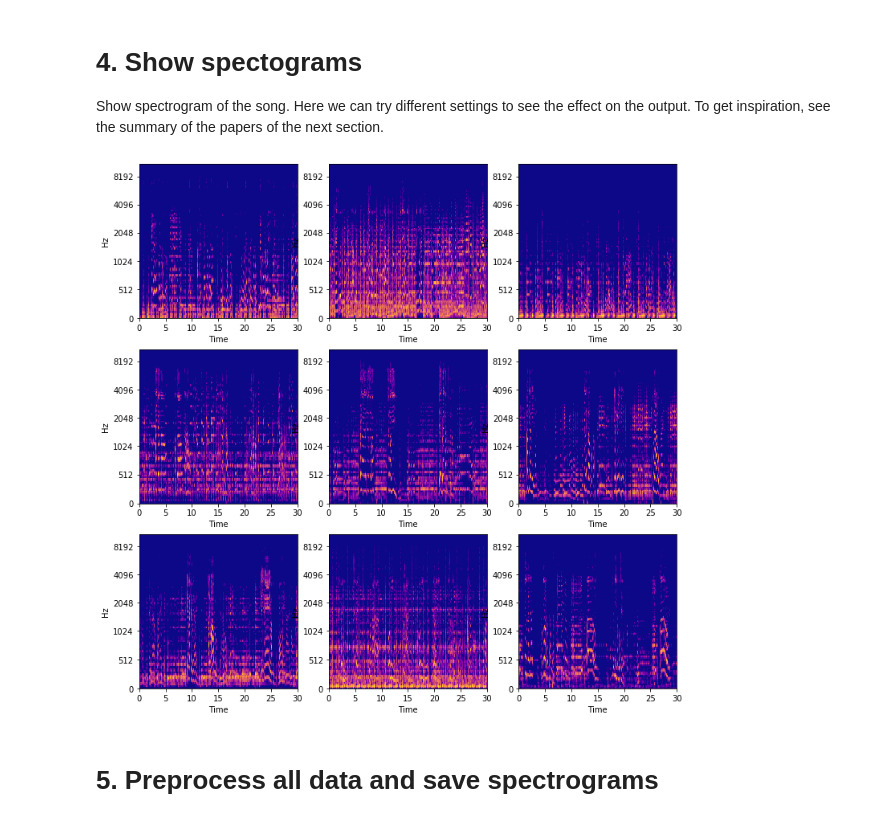
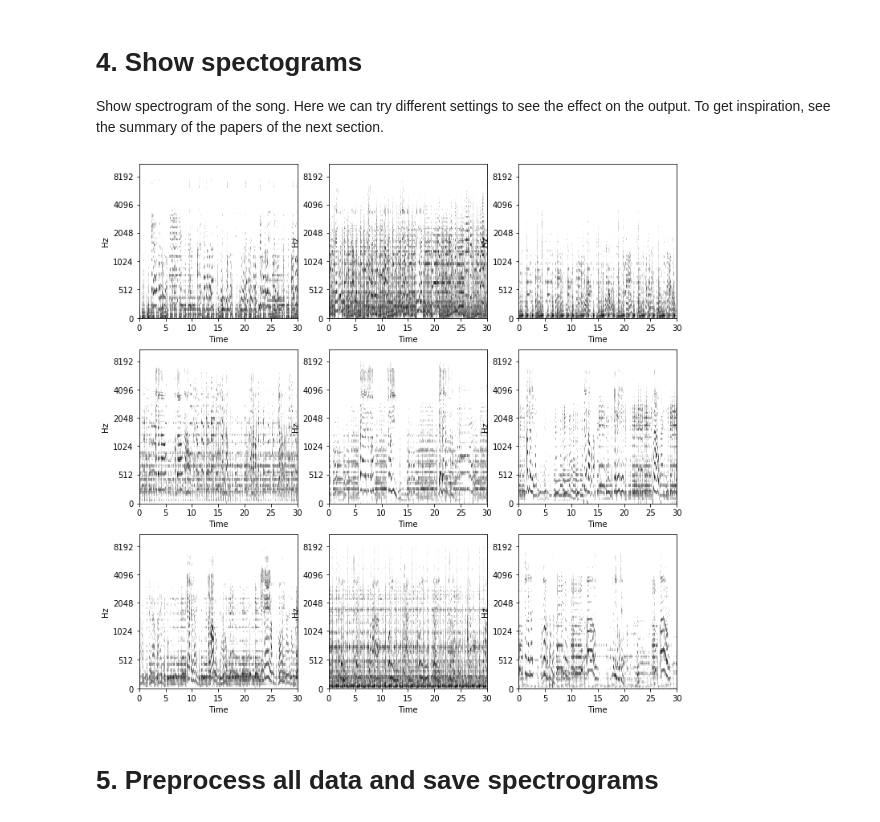
Before and after one commit to Ferlix/Music-Genre-Classificator, a Jupyter notebook: pre-processing/2_convert_wav_to_spectogram.ipynb, the cells around one changed output. Saved outputs shown, nothing was run; the diff lists cells and outputs as text; code cells hidden in the pictures.

```diff
--- a/pre-processing/2_convert_wav_to_spectogram.ipynb
+++ b/pre-processing/2_convert_wav_to_spectogram.ipynb
@@ -48,14 +48,14 @@ Show spectrogram of the song. Here we can try different settings to see the effe
 # %%
 plt.figure(figsize=(12, 12))
 
 for i in range(1, len(songs[:])):
     plt.subplot(3, 3, i)
     #X = librosa.stft(songs[i])#Old code
     X = librosa.feature.melspectrogram(songs[i])
     Xdb = librosa.amplitude_to_db(abs(X))
-    librosa.display.specshow(Xdb, sr=sampleRate,  cmap='plasma', x_axis='time', y_axis='mel')
+    librosa.display.specshow(Xdb, sr=sampleRate, cmap='gray_r', x_axis='time', y_axis='mel')
 # %% [output]
-[figure, old version]
+[figure, new version]
 # %% [markdown]
 # 5. Preprocess all data and save spectrograms
 # %% [markdown]
```
Also changed, not shown: 2 other files.
